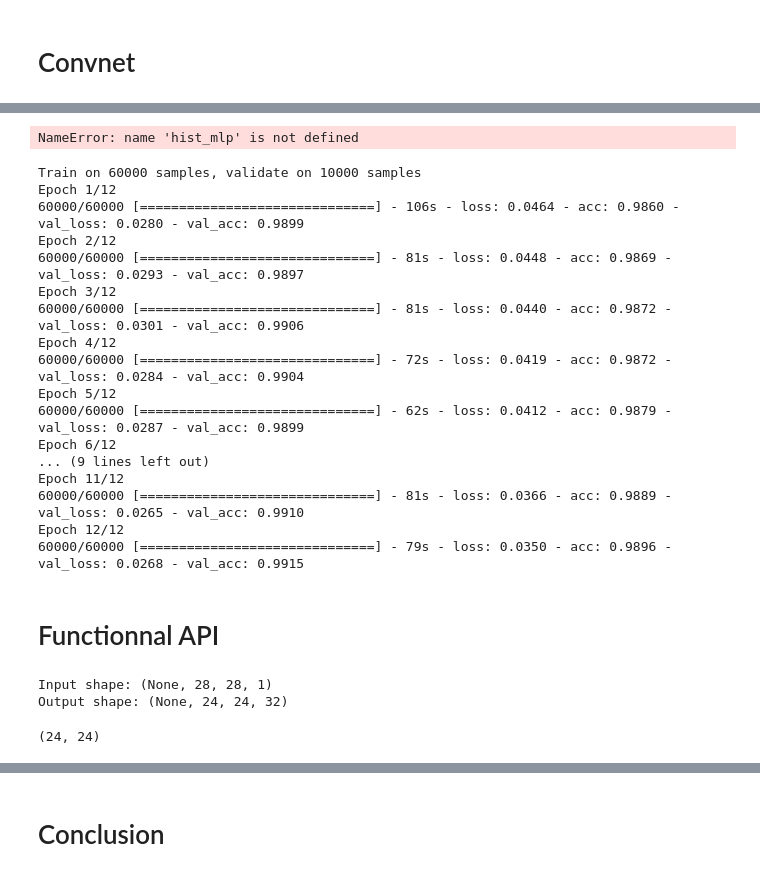
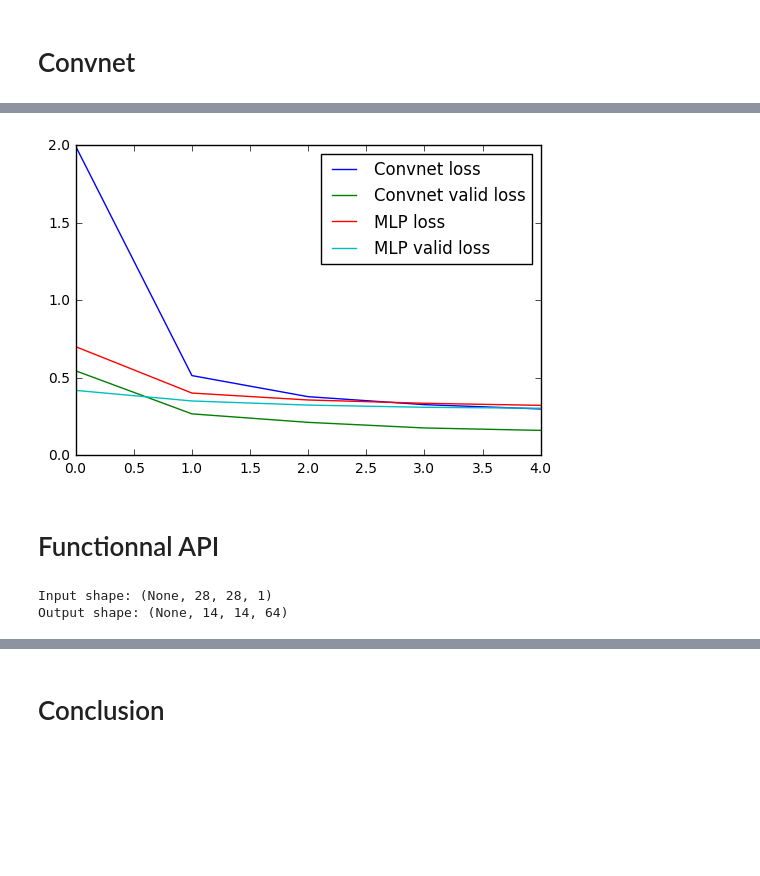
Before and after one commit to tboquet/presentations, a Jupyter notebook: Keras_intro.ipynb, the cells around one changed output, grey strips where cells are left out. Drawn from its saved outputs; the diff is of its cells as text; code cells hidden in the pictures; blank space fills up the shorter version.

```diff
--- a/Keras_intro.ipynb
+++ b/Keras_intro.ipynb
@@ -212,0 +223,9 @@ Epoch 12/12
+# %%
+from keras.callbacks import TensorBoard
+
+tsb = TensorBoard(log_dir='./logs', histogram_freq=1, write_graph=True, write_images=False)
+
+hist_convnet = convnet.fit(X_train[:, :, :, None], Y_train, batch_size=batch_size, nb_epoch=nb_epoch,
+                      verbose=1, validation_data=(X_test[:1000, :, :, None], Y_test[:1000]), callbacks=[tsb])
+# history_convnet = convnet.fit(X_train[:, :, :, None], Y_train, batch_size=batch_size, nb_epoch=nb_epoch,
+#                       verbose=1, validation_data=(X_test[:1000, :, :, None], Y_test[:1000]), callbacks=[tsb], initial_epoch=nb_epoch)
@@ -213,35 +248,12 @@ Epoch 12/12
 # %%
+plt.plot(hist_convnet.history['loss'], label='Convnet loss')
+plt.plot(hist_convnet.history['val_loss'], label='Convnet valid loss')
 plt.plot(hist_mlp.history['loss'], label='MLP loss')
 plt.plot(hist_mlp.history['val_loss'], label='MLP valid loss')
 plt.legend()
 plt.show()
 # %% [output]
-NameError: name 'hist_mlp' is not defined
+[figure, added]
-# %%
-from keras.callbacks import TensorBoard
-
-tsb = TensorBoard(log_dir='./logs', histogram_freq=0, write_graph=True, write_images=True)
-
-history = model.fit(X_train[:, :, :, None], Y_train, batch_size=batch_size, nb_epoch=nb_epoch,
-                    verbose=1, validation_data=(X_test[:, :, :, None], Y_test), callbacks=[tsb])
-# %% [output]
-Train on 60000 samples, validate on 10000 samples
-Epoch 1/12
-60000/60000 [==============================] - 106s - loss: 0.0464 - acc: 0.9860 - val_loss: 0.0280 - val_acc: 0.9899
-Epoch 2/12
-60000/60000 [==============================] - 81s - loss: 0.0448 - acc: 0.9869 - val_loss: 0.0293 - val_acc: 0.9897
-Epoch 3/12
-60000/60000 [==============================] - 81s - loss: 0.0440 - acc: 0.9872 - val_loss: 0.0301 - val_acc: 0.9906
-Epoch 4/12
-60000/60000 [==============================] - 72s - loss: 0.0419 - acc: 0.9872 - val_loss: 0.0284 - val_acc: 0.9904
-Epoch 5/12
-60000/60000 [==============================] - 62s - loss: 0.0412 - acc: 0.9879 - val_loss: 0.0287 - val_acc: 0.9899
-Epoch 6/12
-... (9 lines left out)
-Epoch 11/12
-60000/60000 [==============================] - 81s - loss: 0.0366 - acc: 0.9889 - val_loss: 0.0265 - val_acc: 0.9910
-Epoch 12/12
-60000/60000 [==============================] - 79s - loss: 0.0350 - acc: 0.9896 - val_loss: 0.0268 - val_acc: 0.9915
 # %% [markdown]
 # Functionnal API
 # %%
@@ -274,7 +291,12 @@ def make_feature_extractor(inputs, layers):
 # %%
-feature_extractor = make_feature_extractor(inputs, [conv_1, act_1, conv_2, act_2])
-print('Input shape: {}'.format(feature_extractor.input_shape))
-print('Output shape: {}'.format(feature_extractor.output_shape))
+# Build features extractor Model
+
+features_extractor = make_model(input_shape, [conv_1, act_1, conv_2, act_2, mp, do_1], 'Feature_extractor')
+
+print('Input shape: {}'.format(features_extractor.input_shape))
+print('Output shape: {}'.format(features_extractor.output_shape))
+
+p_0 = features_extractor.predict(X_train[:3][:, :, :, None])
 # %% [output]
 Input shape: (None, 28, 28, 1)
-Output shape: (None, 24, 24, 32)
+Output shape: (None, 14, 14, 64)
@@ -283,4 +302,0 @@ p_0 = feature_extractor.predict(X_train[:1][:, :, :, None])
-# %%
-p_0[0][:, :, 0].shape
-# %% [output]
-(24, 24)
```
Also changed, not shown: parts of 51 cells of this notebook, 1 other file.
